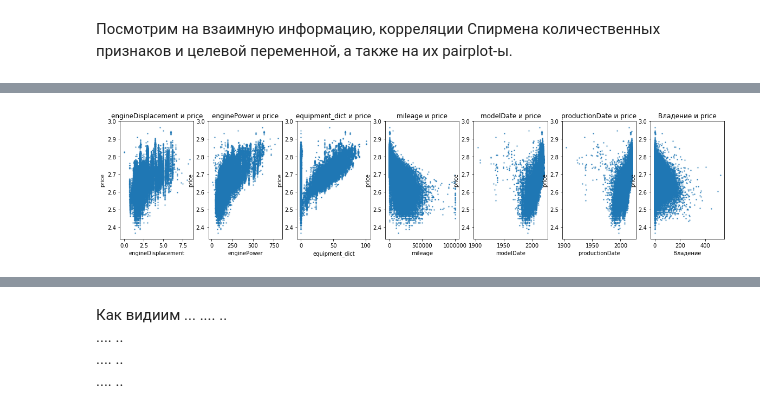
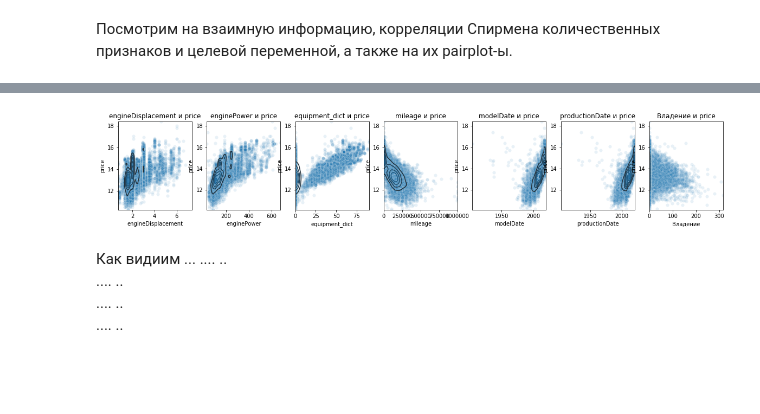
Before and after one commit to IvanovDmitryV/skillfactory_rds, a Jupyter notebook: Unit_7/Project_7_EDA0909.ipynb, the cells around one changed output, grey strips where cells are left out. Cells and saved outputs as stored; diff of their text form; code cells hidden in the pictures; blank space fills up the shorter version.

```diff
--- a/Unit_7/Project_7_EDA0909.ipynb
+++ b/Unit_7/Project_7_EDA0909.ipynb
@@ -305,14 +267,22 @@ Wall time: 2min 54s
-# %%
-fig, ax = plt.subplots(1,len(num_cols), figsize=(20, 4))
-for i,feat in enumerate(num_cols):
-    x = externdata_full[feat]
-    y = externdata_full.price
-    ax[i].plot(x, y, '.', markersize=2)
-    ax[i].scatter(x = x, y = y, alpha=0.05,marker = '.')
-    ax[i].set_title(feat + ' и price')
-    ax[i].set_xlabel(feat)
-    ax[i].set_ylabel("price")
-
-    ax[i].contour([X, Y,] Z, [levels], **kwargs)
-# %% [output]
-[figure, removed]
+# %%
+%%time
+frac = 0.15
+fig, ax = plt.subplots(1,len(num_cols), figsize=(20, 3))
+for i,feat in enumerate(num_cols):
+    notnamask = externdata_full[[feat,'price']].notna().all(axis=1)
+    x = externdata_full[feat][notnamask].sample(frac=frac,random_state=42)
+    y = externdata_full.price[notnamask].sample(frac=frac,random_state=42)
+    ax[i].set_title(feat + ' и price')
+    ax[i].set_xlabel(feat)
+    ax[i].set_ylabel("price")
+    ax[i].set(xlim=(x.min(), x.max()), ylim=(y.min(), y.max()))
+    sns.kdeplot(x, y,ax=ax[i],n_levels=5) #, shade=True, shade_lowest=False
+    sns.scatterplot(x, y,ax=ax[i],alpha=0.1)
+
+sp_corr = [spearmanr(externdata_full[x],externdata_full.price,nan_policy='omit')[0]
+     for x in  externdata_full[list(num_cols)].dropna()]
+without_na = externdata_full[list(num_cols)+['price']].dropna()
+mi = mutual_info_regression(without_na[num_cols],without_na.price)
+
+pd.DataFrame({'MI':mi,'Spearman corr':sp_corr},index = num_cols).T
+# %% [output]
@@ -319,3 +293,4 @@ for i,feat in enumerate(num_cols):
+[figure, added]
 # %% [markdown]
 Как видиим ... .... ..
 .... ..
```
Also changed, not shown: parts of 16 cells of this notebook.
